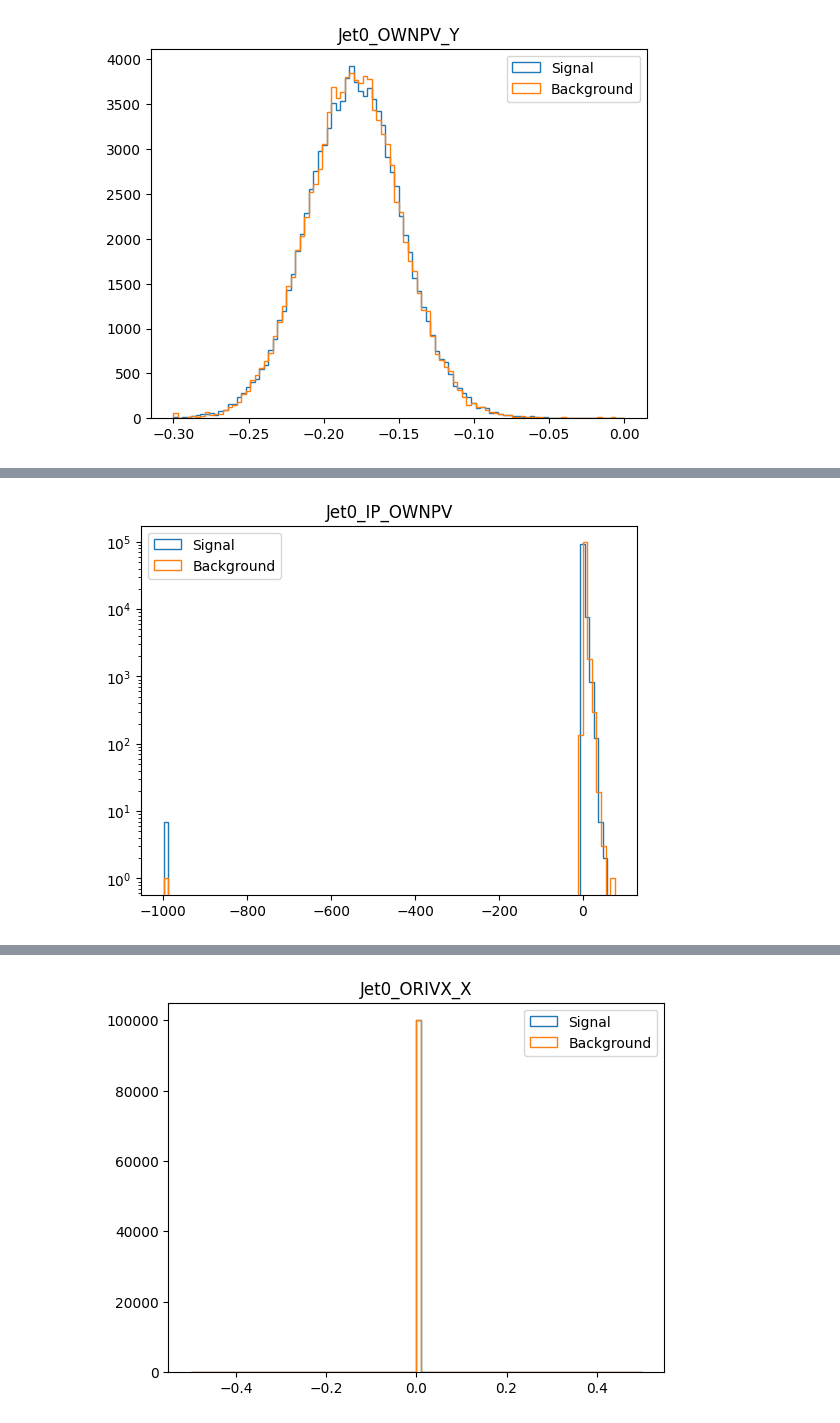
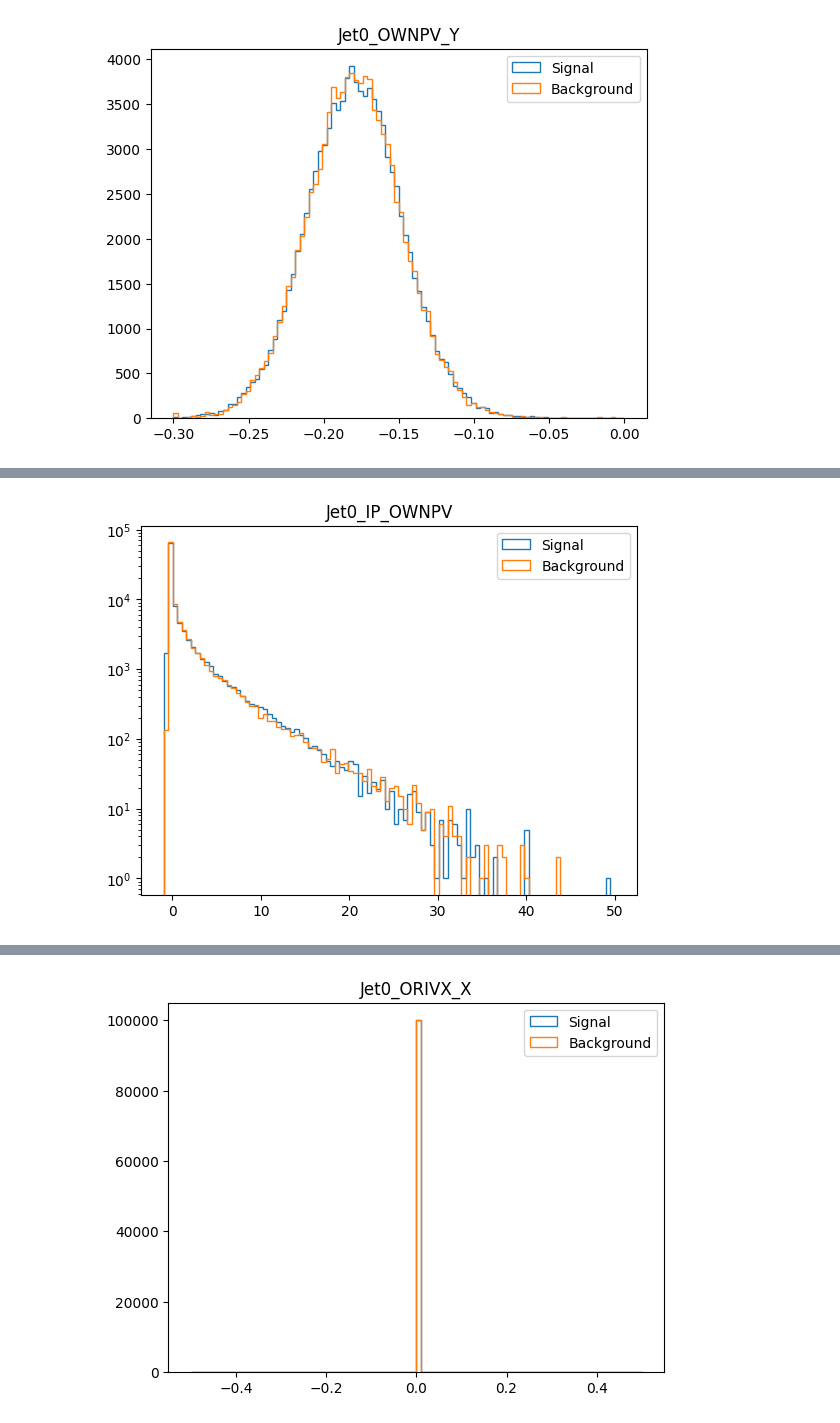
Before and after one commit to gpesticci/Jet-GNN, a Jupyter notebook: jetgnn.ipynb, the cells around one changed output, grey strips where cells are left out. Drawn from its saved outputs; the diff is of its cells as text; code cells hidden in the pictures.

```diff
--- a/jetgnn.ipynb
+++ b/jetgnn.ipynb
@@ -51,9 +51,9 @@ list(df.columns[:50])
  'Jet0_MTF']
 # %%
 # customized plot function
-def custom_plot(sig, back, rng, title, lg):
-    plt.hist(sig, label="Signal", bins=100, range=rng, histtype='step',  log=lg)
-    plt.hist(back, label="Background", bins=100, range=rng, histtype='step', log=lg)
+def custom_plot(sig, back, bns, rng, title, lg):
+    plt.hist(sig, label="Signal", bins=bns, range=rng, histtype='step',  log=lg)
+    plt.hist(back, label="Background", bins=bns, range=rng, histtype='step', log=lg)
     plt.legend(loc='best')
     plt.title(title);
 # %%
@@ -112,6 +112,7 @@ custom_plot(df.Jet0_OWNPV_Z, df2.Jet0_OWNPV_Z, None, "Jet0_OWNPV_Z", True)
 # %%
 # plot of Jet0_IP_OWNPV
-# range = [-1.5,0.5] on linear scale
-custom_plot(df.Jet0_IP_OWNPV, df2.Jet0_IP_OWNPV, None, "Jet0_IP_OWNPV", True)
+# range = [-10,10] on linear scale
+# range = [-1,50] on log scale
+custom_plot(df.Jet0_IP_OWNPV, df2.Jet0_IP_OWNPV, 100, [-1,50], "Jet0_IP_OWNPV", True)
 # %% [output]
-[figure, old version]
+[figure, new version]
```
Also changed, not shown: parts of 15 cells of this notebook.
